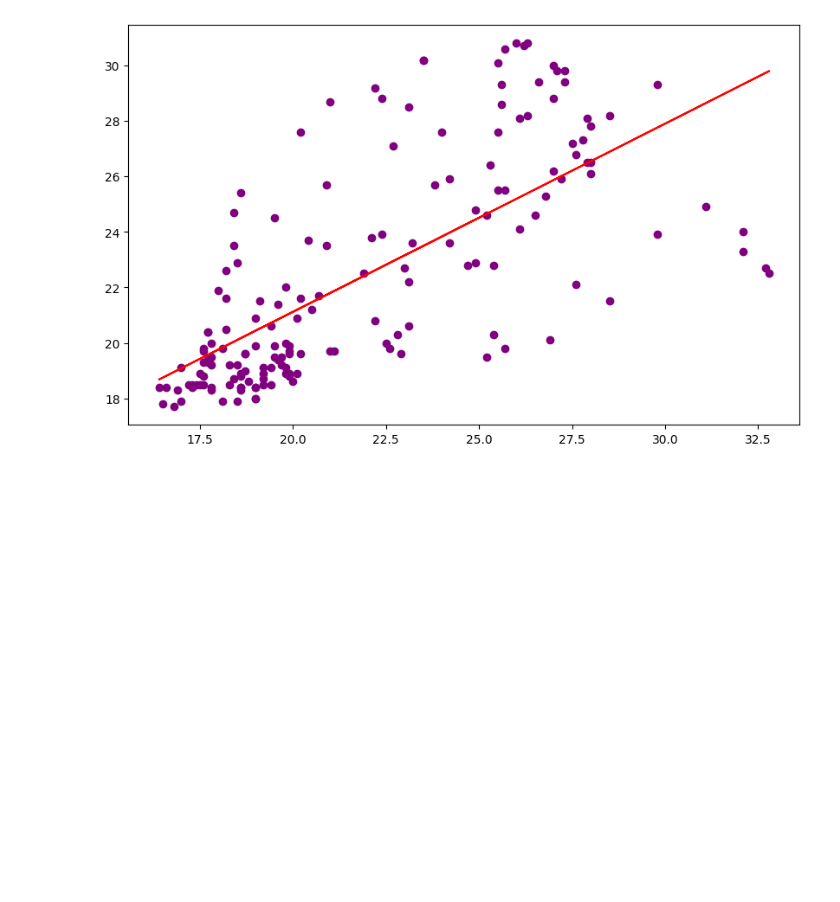
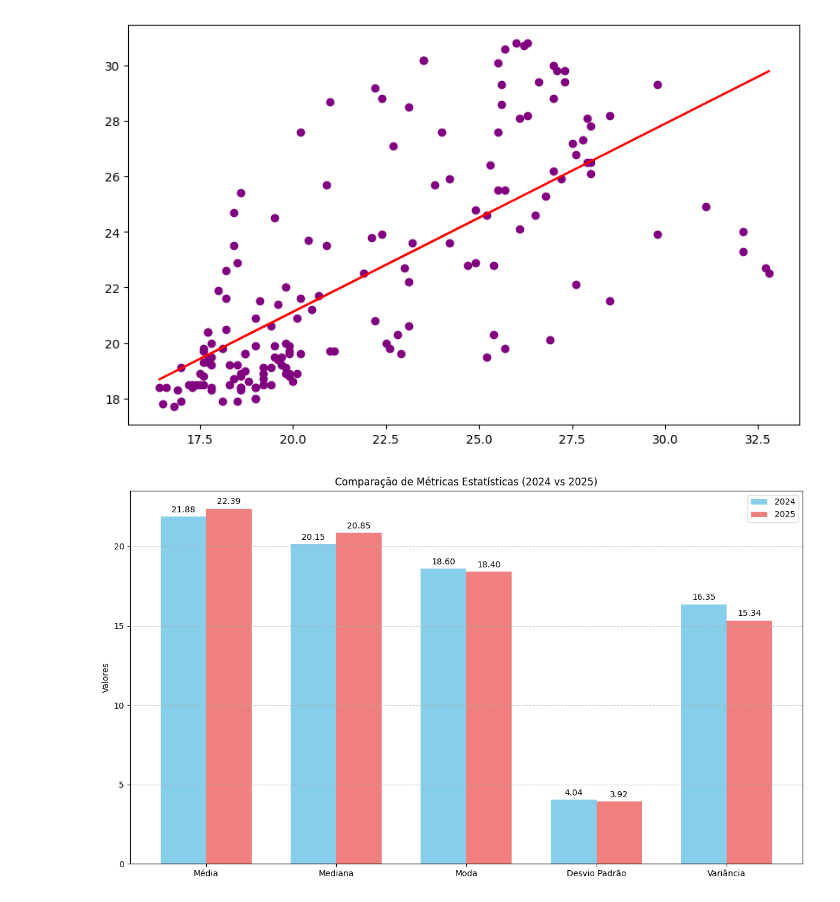
Before and after one commit to kauespacki/DataScience, a Jupyter notebook: datascience.ipynb, the cells around one changed output. Cells and saved outputs as stored; diff of their text form; code cells hidden in the pictures; blank space fills up the shorter version.

Commit message:
Adição do gráfico de moda, mediana, etc

```diff
--- a/datascience.ipynb
+++ b/datascience.ipynb
@@ -76,3 +76,65 @@ plt.plot(coluna_2024, m * np.array(coluna_2024) + b, color='red', label=f'Linha
 A covariância entre as colunas 2024 e 2025 é: 11.08991873396066
 [<matplotlib.lines.Line2D at 0x...>]
 [figure]
+# %%
+import numpy as np
+import matplotlib.pyplot as plt
+import statistics
+
+# Coluna 2024 com 168 valores
+coluna_2024 = [
+    17.7, 17.7, 17.8, 17.6, 17.6, 17.8, 17.8, 17.6, 17, 16.4, 18.6, 18.7, 20.2, 20.9, 23.8, 24, 25.6, 26.6, 27.1, 27, 25.5, 24.9, 21.9, 20.5, 19.6, 19.4, 19, 18.7, 18.5, 17.5, 17.3, 17, 16.8, 16.5, 18.6, 20.1, 22.1, 24.2, 25.5, 26.1, 27, 27.3, 27.9, 27.6, 26.1, 25.7, 22.5, 21.1, 20.2, 19.8, 19.5, 19.5, 19.2, 18.7, 18.3, 18.4, 17.8, 17.8, 19.4, 22.2, 23.2, 25.2, 27, 27.5, 28.5, 29.8, 27.3, 26, 23.5, 22.4, 21, 20.2, 18.6, 18.4, 18.4, 18.2, 18, 18.2, 18.2, 18.1, 17.7, 17.6, 17.7, 18.5, 19.5, 20.9, 22.7, 23.1, 25.6, 25.7, 26.2, 26.3, 25.5, 23.5, 22.2, 20.4, 19.8, 19.1, 19, 18.3, 17.4, 17.2, 17.6, 17.3, 16.9, 16.6, 17.5, 18.6, 19.9, 22.6, 23, 24.7, 26.8, 28, 28, 26.3, 25.3, 24.9, 22.4, 20.7, 19.9, 19.7, 19.6, 19.2, 19.2, 19, 18.6, 18.6, 18.5, 18.1, 18.8, 19.9, 22.8, 23.1, 24.2, 25.7, 27.2, 27.8, 27.9, 28, 26.5, 25.4, 23.1, 21, 20.1, 19.9, 19.8, 19.8, 19.9, 20, 19.4, 19.2, 19, 19, 19, 19.7, 22.9, 25.4, 27.6, 29.8, 31.1, 32.1, 32.8, 32.7, 32.1, 28.5, 26.9, 25.2
+]
+
+# Coluna 2025 com 168 valores
+coluna_2025 = [
+    20.4, 20.4, 20, 19.8, 19.7, 19.5, 19.2, 19.3, 19.1, 18.4, 18.4, 19.6, 21.6, 23.5, 25.7, 27.6, 28.6, 29.4, 29.8, 30, 25.5, 22.9, 22.5, 21.2, 21.4, 20.6, 19.9, 19.6, 19.2, 18.9, 18.5, 17.9, 17.7, 17.8, 18.9, 20.9, 23.8, 25.9, 27.6, 28.1, 28.8, 29.4, 28.1, 26.8, 24.1, 19.8, 20, 19.7, 19.6, 20, 19.9, 19.5, 18.9, 19, 18.5, 18.7, 18.3, 18.4, 19.1, 20.8, 23.6, 24.6, 26.2, 27.2, 28.2, 29.3, 29.8, 30.8, 30.2, 28.8, 28.7, 27.6, 25.4, 24.7, 23.5, 22.6, 21.9, 21.6, 20.5, 19.8, 19.3, 18.8, 19.4, 22.9, 24.5, 25.7, 27.1, 28.5, 29.3, 30.6, 30.7, 30.8, 30.1, 30.2, 29.2, 23.7, 22, 21.5, 20.9, 19.2, 18.5, 18.5, 18.5, 18.4, 18.3, 18.4, 18.5, 18.8, 19.6, 19.8, 22.7, 22.8, 25.3, 26.5, 27.8, 28.2, 26.4, 24.8, 23.9, 21.7, 19.7, 19.5, 19.4, 19.1, 18.7, 18.4, 18.4, 18.3, 17.9, 17.9, 18.6, 19.9, 20.3, 22.2, 23.6, 25.5, 25.9, 27.3, 26.5, 26.1, 24.6, 22.8, 20.6, 19.7, 18.9, 18.9, 19.1, 18.9, 18.8, 18.6, 18.5, 18.5, 18.4, 18, 18, 19.2, 19.6, 20.3, 22.1, 23.9, 24.9, 24, 22.5, 22.7, 23.3, 21.5, 20.1, 19.5
+]
+
+
+# --- Cálculo das Métricas ---
+# Para 2024
+mean_2024 = np.mean(coluna_2024)
+median_2024 = np.median(coluna_2024)
+mode_2024 = statistics.mode(coluna_2024)
+# ddof=1 para calcular o desvio padrão e variância amostral
+std_2024 = np.std(coluna_2024, ddof=1)
+var_2024 = np.var(coluna_2024, ddof=1)
+
+# Para 2025
+mean_2025 = np.mean(coluna_2025)
+median_2025 = np.median(coluna_2025)
+mode_2025 = statistics.mode(coluna_2025)
+std_2025 = np.std(coluna_2025, ddof=1)
+var_2025 = np.var(coluna_2025, ddof=1)
+
+# --- Montagem do Gráfico ---
+labels = ['Média', 'Mediana', 'Moda', 'Desvio Padrão', 'Variância']
+stats_2024 = [mean_2024, median_2024, mode_2024, std_2024, var_2024]
+stats_2025 = [mean_2025, median_2025, mode_2025, std_2025, var_2025]
+
+x = np.arange(len(labels))  # Localização dos rótulos
+width = 0.35  # Largura das barras
+
+fig, ax = plt.subplots(figsize=(12, 7))
+rects1 = ax.bar(x - width/2, stats_2024, width, label='2024', color='skyblue')
+rects2 = ax.bar(x + width/2, stats_2025, width, label='2025', color='lightcoral')
+
+# Adiciona títulos, rótulos e legenda
+ax.set_ylabel('Valores')
+ax.set_title('Comparação de Métricas Estatísticas (2024 vs 2025)')
+ax.set_xticks(x)
+ax.set_xticklabels(labels)
+ax.legend()
+
+# Adiciona os valores no topo de cada barra
+ax.bar_label(rects1, padding=3, fmt='%.2f')
+ax.bar_label(rects2, padding=3, fmt='%.2f')
+
+fig.tight_layout()
+
+# Adiciona uma grade para melhor visualização
+plt.grid(axis='y', linestyle='--', alpha=0.7)
+plt.show()
+# %% [output]
+[figure, added]
```
